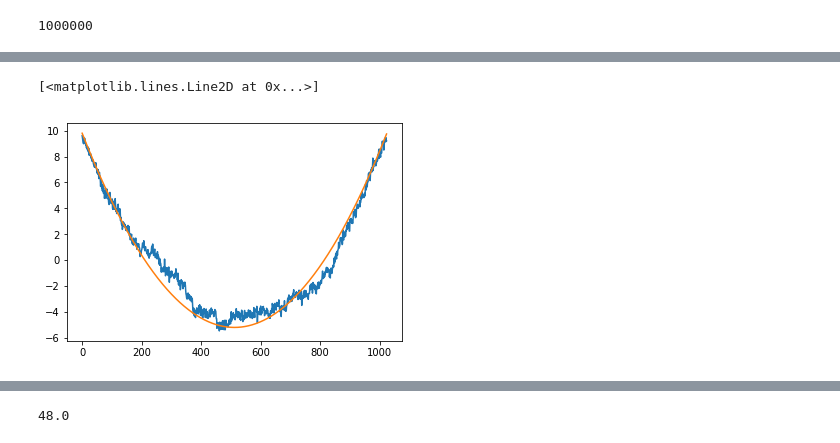
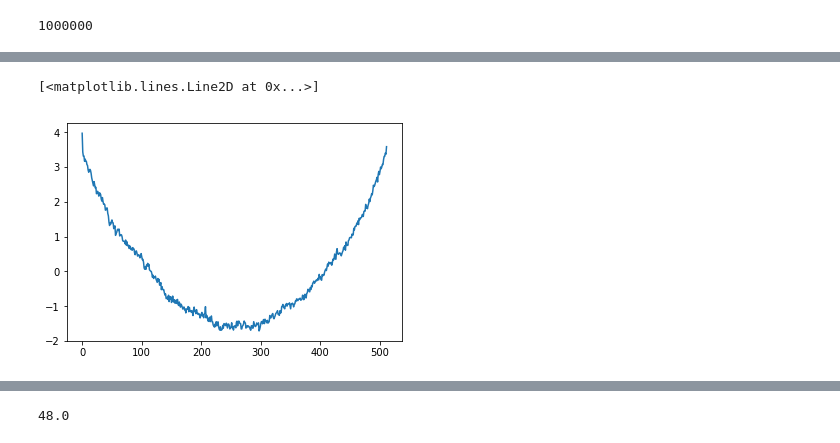
Before and after one commit to daniellengyel/Competitive-Erosion, a Jupyter notebook: Visualization.ipynb, the cells around one changed output, grey strips where cells are left out. Cells and saved outputs as stored; diff of their text form; code cells hidden in the pictures.

```diff
--- a/Visualization.ipynb
+++ b/Visualization.ipynb
@@ -123,11 +131,11 @@ corr3 = (corr5 + corr4 + corr6)/3
 # %%
 # plt.plot(list(range(0, len(corr))), corr1)
 # plt.plot(list(range(0, len(corr3))), corr3)
-# plt.plot(list(range(0, len(corr4))), corr4)
-plt.plot(list(range(0, len(corr7))), corr7)
+plt.plot(list(range(0, len(corr6))), corr6)
+# plt.plot(list(range(0, len(corr8))), corr8, color='r')
 
-plt.plot(list(range(0, len(corr7))), green_eval)
+# plt.plot(list(range(0, len(corr7))), green_eval)
 # plt.plot(list(range(0, len(corr))), squared_x)
 # %% [output]
 [<matplotlib.lines.Line2D at 0x...>]
-[figure, old version]
+[figure, new version]
```
Also changed, not shown: parts of 4 cells of this notebook, 5 other files.
